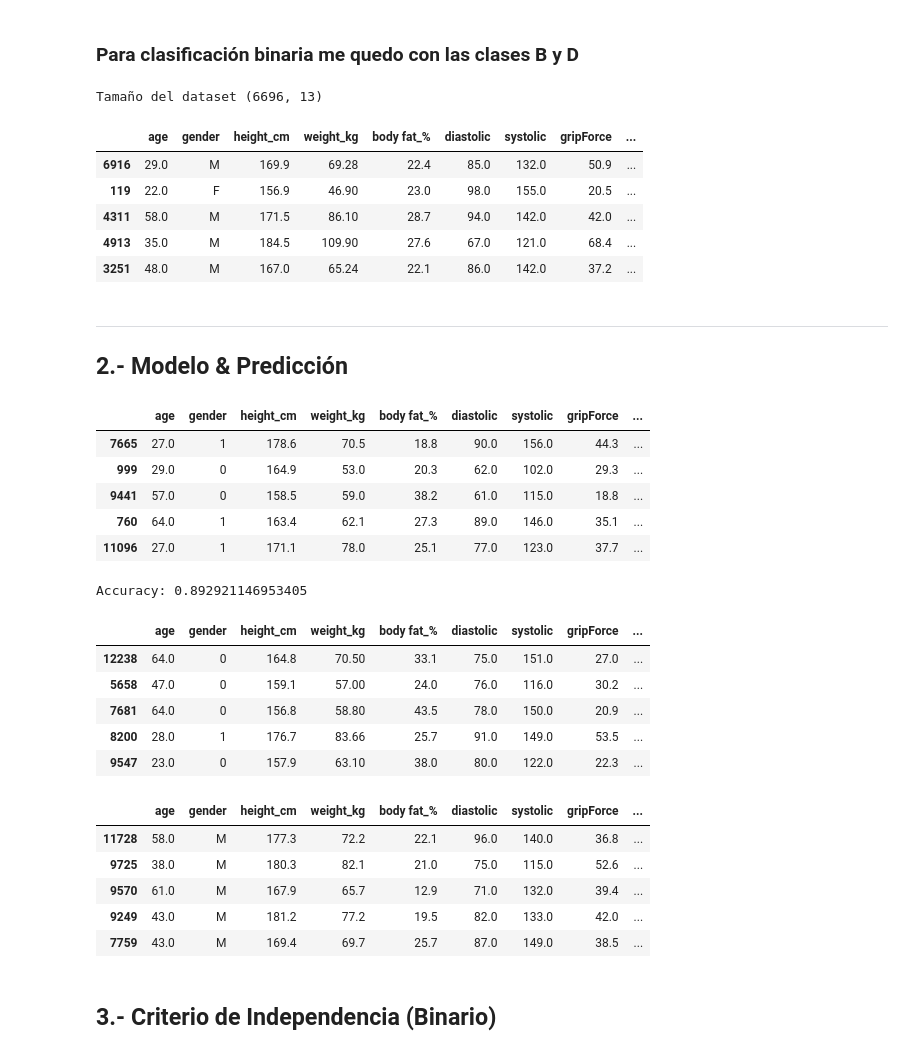
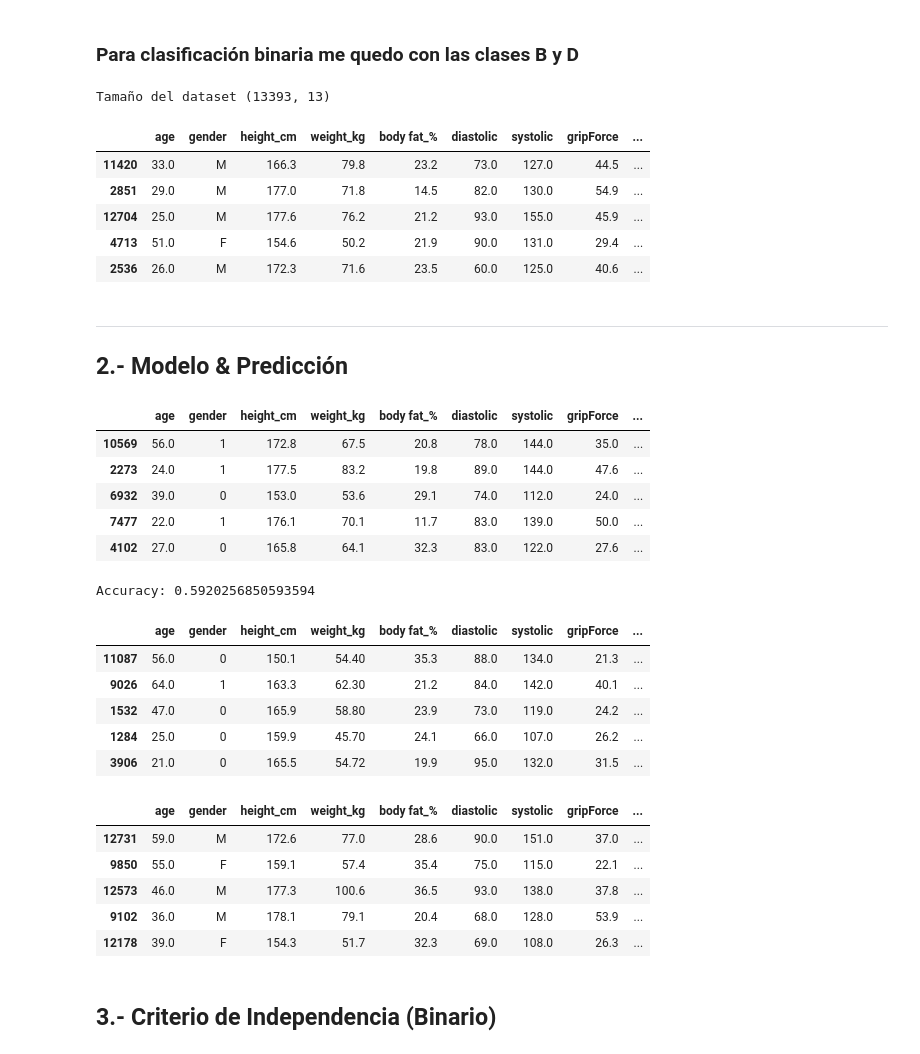
Before and after one commit to Telefonica/XAIoGraphs, a Jupyter notebook: notebooks/Ricardo/pruebas_fairness.ipynb, the cells around one changed output. Drawn from its saved outputs; the diff is of its cells as text; code cells hidden in the pictures.

```diff
--- a/notebooks/Ricardo/pruebas_fairness.ipynb
+++ b/notebooks/Ricardo/pruebas_fairness.ipynb
@@ -622,18 +675,18 @@ is deprecated and will be removed in a future version
 # %% [markdown]
 ### Para clasificación binaria me quedo con las clases B y D
 # %%
-df = df[df['class'].isin(['B', 'D'])].rename({'class': 'y_true'}, axis=1)
-# df = df[df['class'].isin(['A', 'B', 'C' , 'D'])].rename({'class': 'y_true'}, axis=1)
+# df = df[df['class'].isin(['B', 'D'])].rename({'class': 'y_true'}, axis=1)
+df = df[df['class'].isin(['A', 'B', 'C' , 'D'])].rename({'class': 'y_true'}, axis=1)
 print('Tamaño del dataset {}'.format(df.shape))
 df.sample(5)
 # %% [output]
-Tamaño del dataset (6696, 13)
+Tamaño del dataset (13393, 13)
 |  | age | gender | height_cm | weight_kg | body fat_% | diastolic | systolic | gripForce | ... |
-| 6916 | 29.0 | M | 169.9 | 69.28 | 22.4 | 85.0 | 132.0 | 50.9 | ... |
-| 119 | 22.0 | F | 156.9 | 46.90 | 23.0 | 98.0 | 155.0 | 20.5 | ... |
-| 4311 | 58.0 | M | 171.5 | 86.10 | 28.7 | 94.0 | 142.0 | 42.0 | ... |
-| 4913 | 35.0 | M | 184.5 | 109.90 | 27.6 | 67.0 | 121.0 | 68.4 | ... |
-| 3251 | 48.0 | M | 167.0 | 65.24 | 22.1 | 86.0 | 142.0 | 37.2 | ... |
+| 11420 | 33.0 | M | 166.3 | 79.8 | 23.2 | 73.0 | 127.0 | 44.5 | ... |
+| 2851 | 29.0 | M | 177.0 | 71.8 | 14.5 | 82.0 | 130.0 | 54.9 | ... |
+| 12704 | 25.0 | M | 177.6 | 76.2 | 21.2 | 93.0 | 155.0 | 45.9 | ... |
+| 4713 | 51.0 | F | 154.6 | 50.2 | 21.9 | 90.0 | 131.0 | 29.4 | ... |
+| 2536 | 26.0 | M | 172.3 | 71.6 | 23.5 | 60.0 | 125.0 | 40.6 | ... |
 # %% [markdown]
 <hr>
 
@@ -649,11 +702,11 @@ df['y_true'] = lb_y.fit_transform(df['y_true'])
 df.sample(5)
 # %% [output]
 |  | age | gender | height_cm | weight_kg | body fat_% | diastolic | systolic | gripForce | ... |
-| 7665 | 27.0 | 1 | 178.6 | 70.5 | 18.8 | 90.0 | 156.0 | 44.3 | ... |
-| 999 | 29.0 | 0 | 164.9 | 53.0 | 20.3 | 62.0 | 102.0 | 29.3 | ... |
-| 9441 | 57.0 | 0 | 158.5 | 59.0 | 38.2 | 61.0 | 115.0 | 18.8 | ... |
-| 760 | 64.0 | 1 | 163.4 | 62.1 | 27.3 | 89.0 | 146.0 | 35.1 | ... |
-| 11096 | 27.0 | 1 | 171.1 | 78.0 | 25.1 | 77.0 | 123.0 | 37.7 | ... |
+| 10569 | 56.0 | 1 | 172.8 | 67.5 | 20.8 | 78.0 | 144.0 | 35.0 | ... |
+| 2273 | 24.0 | 1 | 177.5 | 83.2 | 19.8 | 89.0 | 144.0 | 47.6 | ... |
+| 6932 | 39.0 | 0 | 153.0 | 53.6 | 29.1 | 74.0 | 112.0 | 24.0 | ... |
+| 7477 | 22.0 | 1 | 176.1 | 70.1 | 11.7 | 83.0 | 139.0 | 50.0 | ... |
+| 4102 | 27.0 | 0 | 165.8 | 64.1 | 32.3 | 83.0 | 122.0 | 27.6 | ... |
 # %%
 from sklearn.linear_model import LogisticRegression
 
@@ -662,18 +715,18 @@ model = LogisticRegression()
 model.fit(df[df.columns[:-2]], df[df.columns[-2]])
 print('Accuracy: {}'.format(model.score(df[df.columns[:-2]], df[df.columns[-2]])))
 # %% [output]
-Accuracy: 0.892921146953405
+Accuracy: 0.5920256850593594
 # %%
 # Calculamos las predicciones
 df['y_predict'] = model.predict(df[df.columns[:-2]])
 df.sample(5)
 # %% [output]
 |  | age | gender | height_cm | weight_kg | body fat_% | diastolic | systolic | gripForce | ... |
-| 12238 | 64.0 | 0 | 164.8 | 70.50 | 33.1 | 75.0 | 151.0 | 27.0 | ... |
-| 5658 | 47.0 | 0 | 159.1 | 57.00 | 24.0 | 76.0 | 116.0 | 30.2 | ... |
-| 7681 | 64.0 | 0 | 156.8 | 58.80 | 43.5 | 78.0 | 150.0 | 20.9 | ... |
-| 8200 | 28.0 | 1 | 176.7 | 83.66 | 25.7 | 91.0 | 149.0 | 53.5 | ... |
-| 9547 | 23.0 | 0 | 157.9 | 63.10 | 38.0 | 80.0 | 122.0 | 22.3 | ... |
+| 11087 | 56.0 | 0 | 150.1 | 54.40 | 35.3 | 88.0 | 134.0 | 21.3 | ... |
+| 9026 | 64.0 | 1 | 163.3 | 62.30 | 21.2 | 84.0 | 142.0 | 40.1 | ... |
+| 1532 | 47.0 | 0 | 165.9 | 58.80 | 23.9 | 73.0 | 119.0 | 24.2 | ... |
+| 1284 | 25.0 | 0 | 159.9 | 45.70 | 24.1 | 66.0 | 107.0 | 26.2 | ... |
+| 3906 | 21.0 | 0 | 165.5 | 54.72 | 19.9 | 95.0 | 132.0 | 31.5 | ... |
 # %%
 # Deshacemos en LabelEncoder de la variable género, target y predicción
 df['gender'] = lb_gen.inverse_transform(df['gender'])
@@ -682,11 +735,11 @@ df['y_predict'] = lb_y.inverse_transform(df['y_predict'])
 df.sample(5)
 # %% [output]
 |  | age | gender | height_cm | weight_kg | body fat_% | diastolic | systolic | gripForce | ... |
-| 11728 | 58.0 | M | 177.3 | 72.2 | 22.1 | 96.0 | 140.0 | 36.8 | ... |
-| 9725 | 38.0 | M | 180.3 | 82.1 | 21.0 | 75.0 | 115.0 | 52.6 | ... |
-| 9570 | 61.0 | M | 167.9 | 65.7 | 12.9 | 71.0 | 132.0 | 39.4 | ... |
-| 9249 | 43.0 | M | 181.2 | 77.2 | 19.5 | 82.0 | 133.0 | 42.0 | ... |
-| 7759 | 43.0 | M | 169.4 | 69.7 | 25.7 | 87.0 | 149.0 | 38.5 | ... |
+| 12731 | 59.0 | M | 172.6 | 77.0 | 28.6 | 90.0 | 151.0 | 37.0 | ... |
+| 9850 | 55.0 | F | 159.1 | 57.4 | 35.4 | 75.0 | 115.0 | 22.1 | ... |
+| 12573 | 46.0 | M | 177.3 | 100.6 | 36.5 | 93.0 | 138.0 | 37.8 | ... |
+| 9102 | 36.0 | M | 178.1 | 79.1 | 20.4 | 68.0 | 128.0 | 53.9 | ... |
+| 12178 | 39.0 | F | 154.3 | 51.7 | 32.3 | 69.0 | 108.0 | 26.3 | ... |
 # %% [markdown]
 ## 3.- Criterio de Independencia (Binario)
 # %%
```
Also changed, not shown: parts of 7 cells of this notebook.
